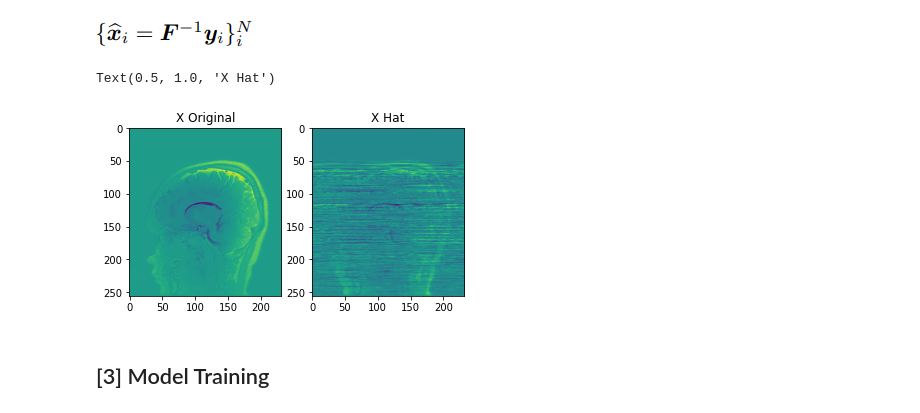
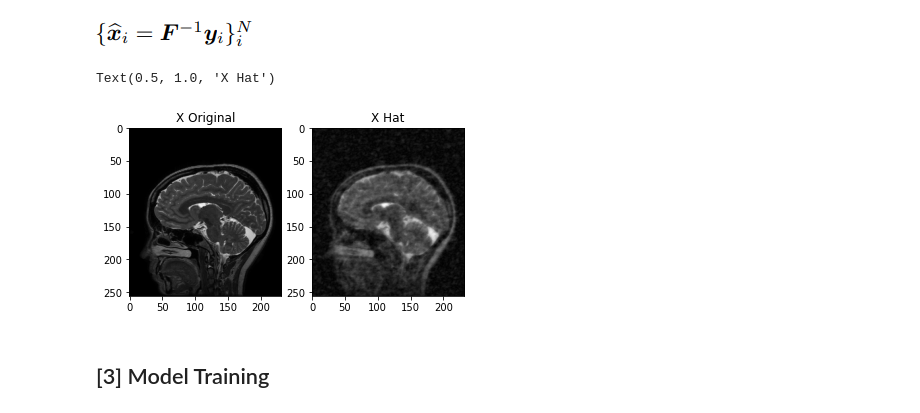
Before and after one commit to ChicagoPark/MRI-Reconstruction, a Jupyter notebook: Project.ipynb, the cells around one changed output. Drawn from its saved outputs; the diff is of its cells as text; code cells hidden in the pictures.

```diff
--- a/Project.ipynb
+++ b/Project.ipynb
@@ -36,10 +37,11 @@ with h5py.File('C:/Users/pyiph/Desktop/CIG Project/dataset.hdf5', 'r') as hdf:
     xArray.shape: (360, 256, 232)
     pArray.shape: (360, 256, 232)
     '''
-    xArray = np.array(x)
+    xArray = np.abs(np.array(x))
+
     pArray = np.array(p)
 
-    tXArray = np.array(tX)
+    tXArray = np.abs(np.array(tX))
     tPArray = np.array(tP)
 # %% [output]
 List of datasets in this file:
@@ -59,32 +73,32 @@ e: in this project we will `set it as zero`
+# %%
+import numpy as np
+from matplotlib import pyplot as plt
+
+# initialize yArray / xHat
+yArray = cal_fft(xArray, pArray)
+xHat = cal_ifft(yArray)
+
+# Testset operation
+tYArray = (cal_fft(tXArray, tPArray))
+tXHat = cal_ifft(tYArray)
+
+xArray = xArray.astype('float')
+xHat = xHat.astype('float')
+
+visualXArray = xArray.astype('float')
+visualXHat = xHat.astype('float')
 # %%
-import numpy as np
-from matplotlib import pyplot as plt
-
-# initialize yArray / xHat
-#yArray = np.zeros(xArray.shape)
-#xHat = np.zeros(xArray.shape)
-eValue = 0
-
-yArray = pArray*np.fft.fft(xArray) + eValue
-xHat = np.fft.ifft(yArray)
-
-# Testset operation
-tYArray = tPArray*np.fft.fft(tXArray) + eValue
-tXHat = np.fft.ifft(tYArray)
-
-
-xArray = xArray.astype(float)
-xHat = xHat.astype(float)
 fig = plt.figure()
 ax = fig.add_subplot(1, 2, 1)
-imgplot = plt.imshow(xArray[0])
+imgplot = plt.imshow(visualXArray[8], cmap='gray')
+
 ax.set_title('X Original')
 ax = fig.add_subplot(1, 2, 2)
-imgplot = plt.imshow(xHat[0])
+imgplot = plt.imshow(visualXHat[8], cmap='gray')
 ax.set_title('X Hat')
 # %% [output]
 Text(0.5, 1.0, 'X Hat')
-[figure, old version]
+[figure, new version]
 # %% [markdown]
 ## [3] Model Training
 # %% [markdown]
```
Also changed, not shown: parts of 12 cells of this notebook.
